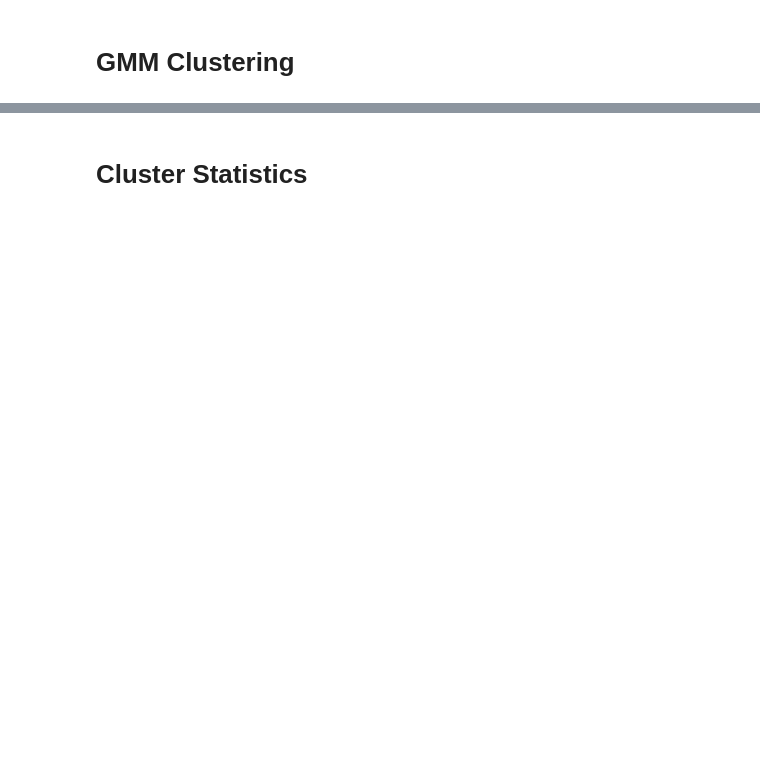
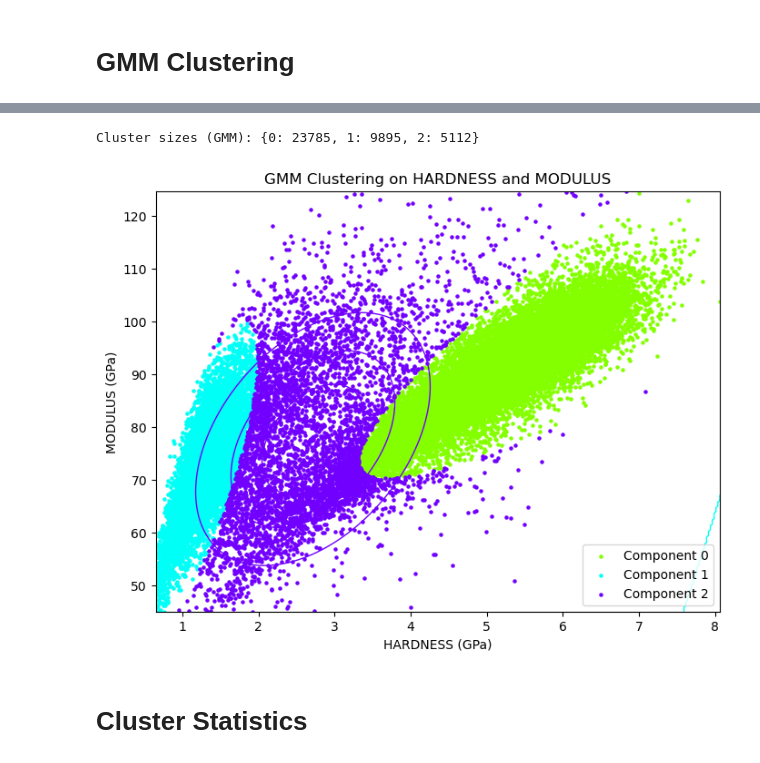
Before and after one commit to edrossi93/mecanano-ml-nanomechanics-tutorial, a Jupyter notebook: notebooks/nanoindentation_ML.ipynb, the cells around one changed output, grey strips where cells are left out. Cells and saved outputs as stored; diff of their text form; code cells hidden in the pictures; blank space fills up the shorter version.

```diff
--- a/notebooks/nanoindentation_ML.ipynb
+++ b/notebooks/nanoindentation_ML.ipynb
@@ -525,2 +362,74 @@ plt.show()
+# %%
+from sklearn.mixture import GaussianMixture
+import seaborn as sns
+
+# Parameters
+NUM_COMPONENTS = 3
+MAX_ITER = 10000
+TOL = 1e-7
+INIT_RESTARTS = 10
+
+# Data for GMM clustering
+gmm_data = filteredData[['HARDNESS', 'MODULUS']].values  # Using physical values
+
+# Use a new scaler fitted on these 2 columns
+scaler_gmm = StandardScaler()
+gmm_data_scaled = scaler_gmm.fit_transform(gmm_data)
+
+# Fit GMM
+gmm_model = GaussianMixture(
+    n_components=NUM_COMPONENTS,
+    covariance_type='full',
+    max_iter=MAX_ITER,
+    tol=TOL,
+    n_init=INIT_RESTARTS,
+    random_state=1
+)
+gmm_model.fit(gmm_data_scaled)
+gmm_labels = gmm_model.predict(gmm_data_scaled)
+
+# Cluster statistics
+unique_labels_gmm = np.unique(gmm_labels)
+cluster_sizes_gmm = {label: np.sum(gmm_labels == label) for label in unique_labels_gmm}
+print(f"Cluster sizes (GMM): {cluster_sizes_gmm}")
+
+# Plotting clusters
+plt.figure(figsize=(8, 6))
+colors = sns.color_palette("hsv", NUM_COMPONENTS)
+for i, color in enumerate(colors):
+    idx = gmm_labels == i
+    plt.scatter(gmm_data[idx, 0], gmm_data[idx, 1], s=5, color=color, label=f'Component {i}')
+
+plt.xlabel('HARDNESS (GPa)')
+plt.ylabel('MODULUS (GPa)')
+plt.title('GMM Clustering on HARDNESS and MODULUS')
+plt.legend(loc='best')
+
+# Contour plot of Gaussian components
+x = np.linspace(gmm_data[:, 0].min(), gmm_data[:, 0].max(), 300)
+y = np.linspace(gmm_data[:, 1].min(), gmm_data[:, 1].max(), 300)
+X, Y = np.meshgrid(x, y)
+
+# Use the same scaler as GMM for transformation
+XY_scaled = scaler_gmm.transform(np.column_stack((X.ravel(), Y.ravel())))
+
+# Compute per-component PDF
+pdfs = np.zeros((NUM_COMPONENTS, XY_scaled.shape[0]))
+for i in range(NUM_COMPONENTS):
+    mean = gmm_model.means_[i]
+    cov = gmm_model.covariances_[i]
+    inv_cov = np.linalg.inv(cov)
+    det_cov = np.linalg.det(cov)
+    diff = XY_scaled - mean
+    exponent = np.einsum('ij,jk,ik->i', diff, inv_cov, diff)
+    pdfs[i, :] = np.exp(-0.5 * exponent) / np.sqrt((2 * np.pi)**2 * det_cov)
+
+for i, color in enumerate(colors):
+    plt.contour(X, Y, pdfs[i].reshape(X.shape), levels=3, colors=[color], linewidths=1)
+
+plt.show()
+# %% [output]
+Cluster sizes (GMM): {0: 23785, 1: 9895, 2: 5112}
+[figure, added]
 # %% [markdown]
 # Cluster Statistics
```
Also changed, not shown: parts of 17 cells of this notebook.
